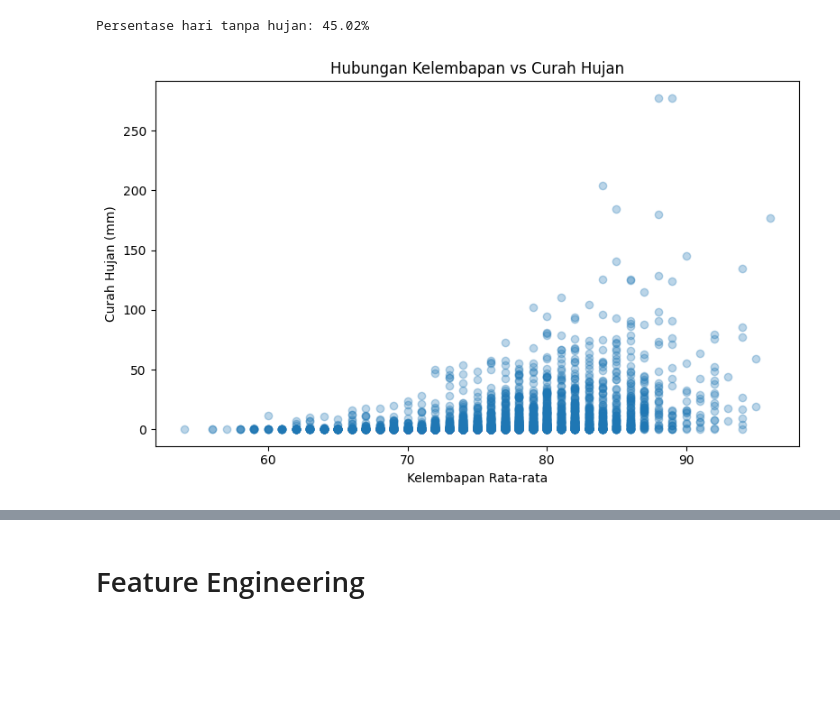
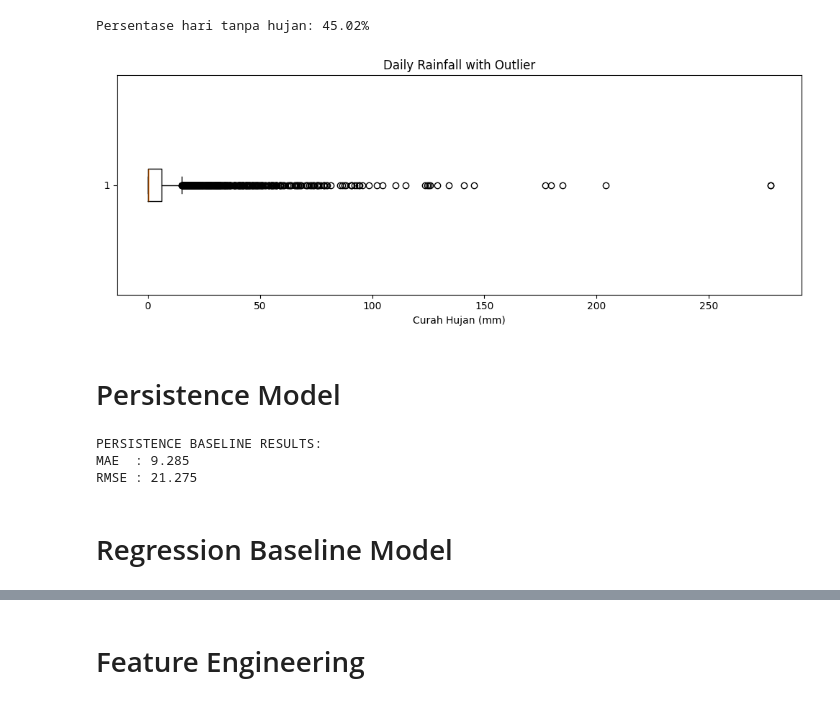
Before and after one commit to Ayusekar22/Jakarta-Weather-Prediction-2025, a Jupyter notebook: Jakarta_Weather_Analysis.ipynb, the cells around one changed output, grey strips where cells are left out. Drawn from its saved outputs; the diff is of its cells as text; code cells hidden in the pictures; blank space fills up the shorter version.

```diff
--- a/Jakarta_Weather_Analysis.ipynb
+++ b/Jakarta_Weather_Analysis.ipynb
@@ -194,14 +184,42 @@ plt.show()
-# %%
-plt.figure(figsize=(8,5))
-plt.scatter(
-    data1["Kelembapan Rata-rata"],
-    data1["Curah Hujan (mm)"],
-    alpha=0.3
-)
-plt.xlabel("Kelembapan Rata-rata")
-plt.ylabel("Curah Hujan (mm)")
-plt.title("Hubungan Kelembapan vs Curah Hujan")
-plt.tight_layout()
-plt.show()
-# %% [output]
-[figure, removed]
+# %%
+import matplotlib.pyplot as plt
+
+# Ambil hanya kolom numerik RR
+rr = data1["Curah Hujan (mm)"].dropna()
+
+plt.figure(figsize=(10, 4))
+plt.boxplot(rr, vert=False)
+plt.xlabel("Curah Hujan (mm)")
+plt.title("Daily Rainfall with Outlier")
+plt.tight_layout()
+plt.show()
+# %% [output]
+[figure, added]
+# %% [markdown]
+# Persistence Model
+# %%
+df = data1.sort_values("Tanggal").reset_index(drop=True)
+
+# Target = curah hujan besok
+df["RR_t+1"] = df["Curah Hujan (mm)"].shift(-1)
+
+df["RR_pred_persistence"] = df["Curah Hujan (mm)"]
+
+# Buang NaN akibat shift
+eval_df = df.dropna(subset=["RR_t+1", "RR_pred_persistence"])
+
+y_true = eval_df["RR_t+1"]
+y_pred = eval_df["RR_pred_persistence"]
+
+mae = mean_absolute_error(y_true, y_pred)
+rmse = np.sqrt(mean_squared_error(y_true, y_pred))
+
+print(f"\nPERSISTENCE BASELINE RESULTS:")
+print(f"MAE  : {mae:.3f}")
+print(f"RMSE : {rmse:.3f}")
+# %% [output]
+PERSISTENCE BASELINE RESULTS:
+MAE  : 9.285
+RMSE : 21.275
+# %% [markdown]
+# Regression Baseline Model
```
Also changed, not shown: parts of 3 cells of this notebook, 4 other files.
